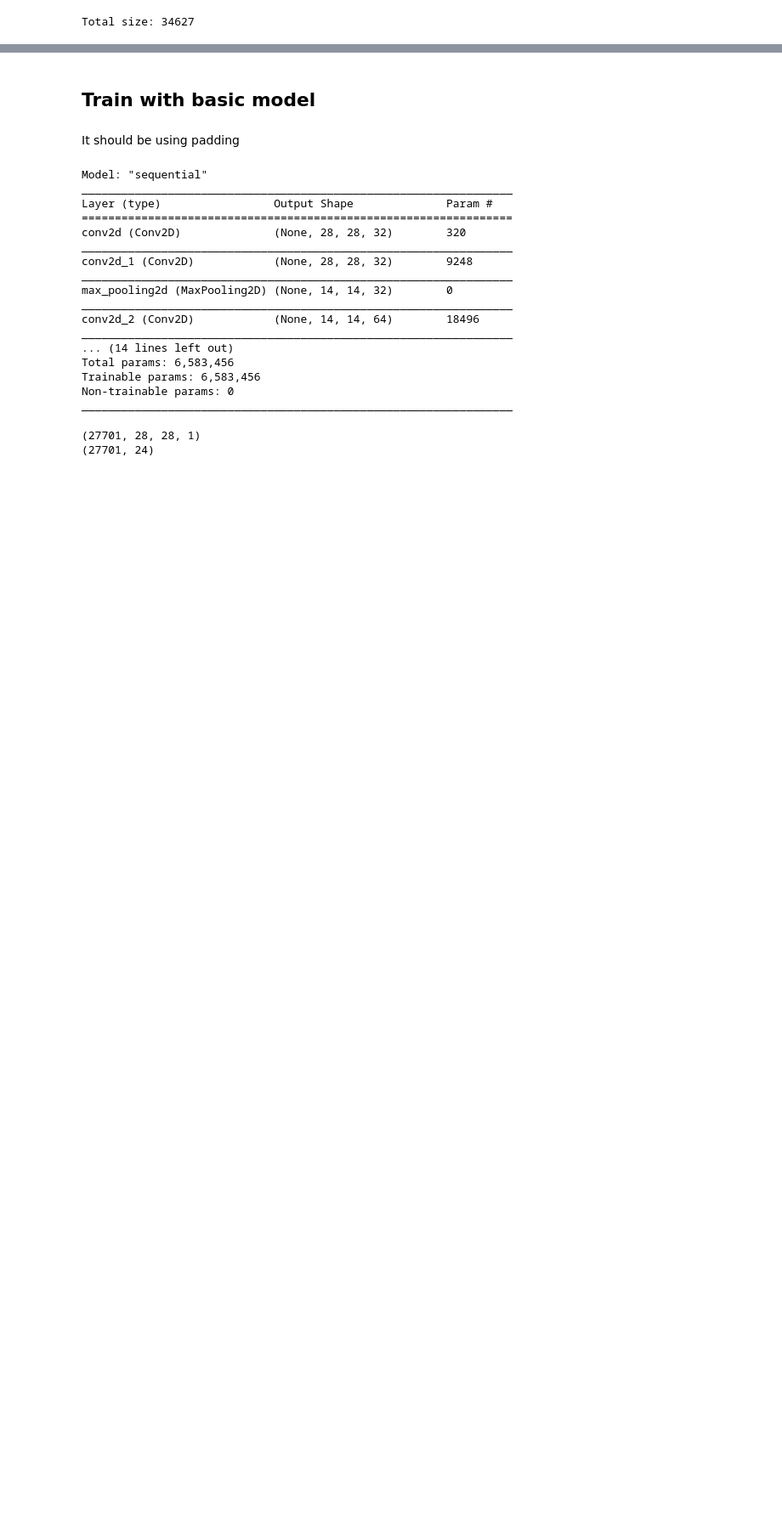
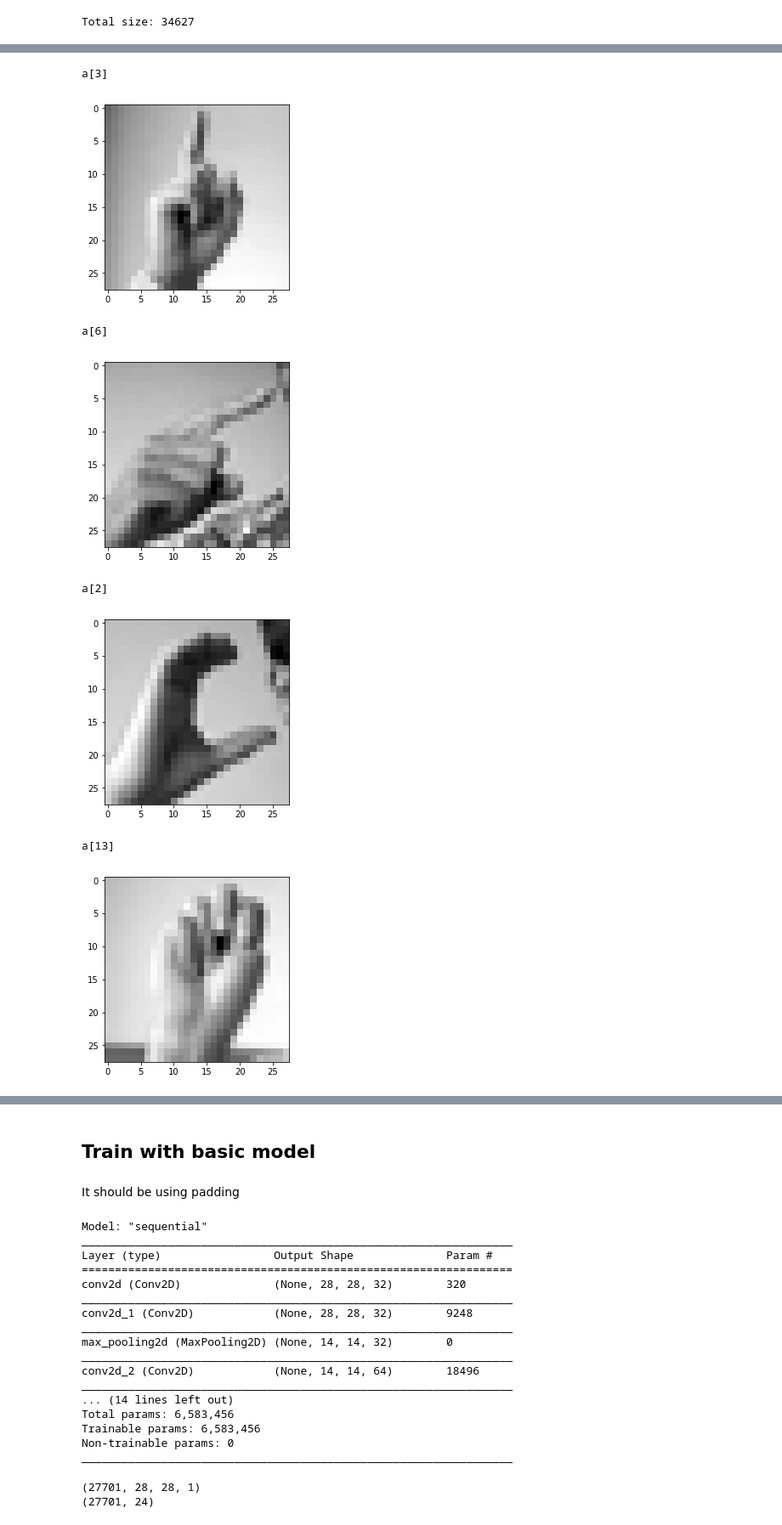
Before and after one commit to tailtq/ml-learning, a Jupyter notebook: handmade-products/sign-language-mnist/notebook.ipynb, the cells around one changed output, grey strips where cells are left out. Shown at 85% size. Drawn from its saved outputs; the diff is of its cells as text; code cells hidden in the pictures; blank space fills up the shorter version.

```diff
--- a/handmade-products/sign-language-mnist/notebook.ipynb
+++ b/handmade-products/sign-language-mnist/notebook.ipynb
@@ -70,0 +76,22 @@ plt.imshow(X[0], cmap='gray')
+# %%
+def show_images(X, y, index):
+    print('a{}'.format(y[index]))
+    plt.imshow(X[index], cmap='gray')
+    plt.show()
+# %%
+test_labels = []
+for i in range(100):
+    y_element = y[i][0]
+
+    if y_element not in test_labels:
+        show_images(X, y, i)
+        test_labels.append(y_element)
+# %% [output]
+a[3]
+[figure, added]
+a[6]
+[figure, added]
+a[2]
+[figure, added]
+a[13]
+[figure, added]
```
Also changed, not shown: parts of 9 cells of this notebook, 14 other files.
